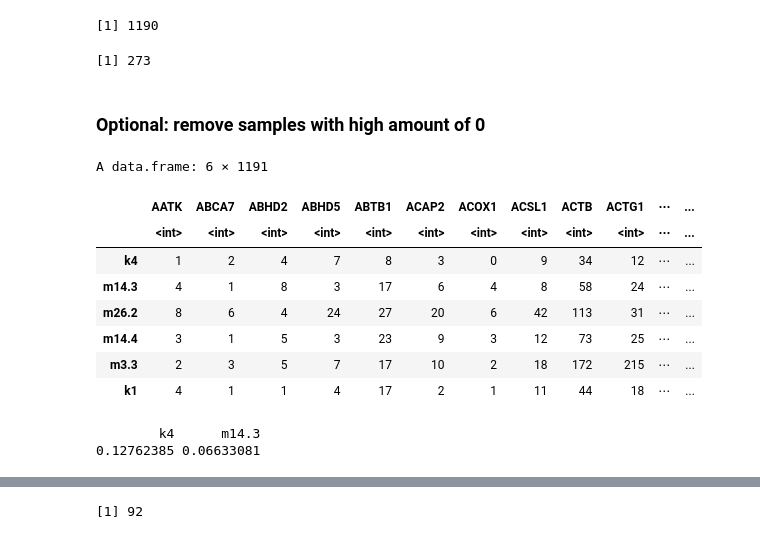
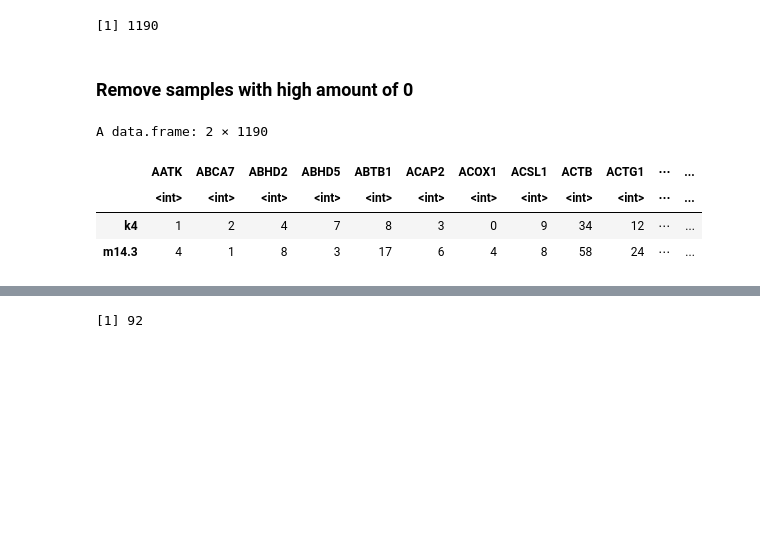
Before and after one commit to heiniglab/stemi_mofa, a Jupyter notebook: G/G5_Data_Prep-MOFA1.ipynb, the cells around one changed output, grey strips where cells are left out. Saved outputs shown, nothing was run; the diff lists cells and outputs as text; code cells hidden in the pictures; blank space fills up the shorter version.

```diff
--- a/G/G5_Data_Prep-MOFA1.ipynb
+++ b/G/G5_Data_Prep-MOFA1.ipynb
@@ -803,7 +637,3 @@ neutrophils = neutrophils[,((colSums(neutrophils == 0))/ nrow(neutrophils)) <= n
 ncol(neutrophils)
 # %% [output]
 [1] 1190
-# %%
-ncol(neutrophils[,highly_expressed_genes])
-# %% [output]
-[1] 273
@@ -812,16 +640,10 @@ ncol(neutrophils[,highly_expressed_genes])
-# %%
-neutrophils$sample_id = rownames(neutrophils)
 # %% [markdown]
-### Optional: remove samples with high amount of 0
+### Remove samples with high amount of 0
 # %%
-head(neutrophils)
+head(neutrophils,2)
 # %% [output]
-A data.frame: 6 × 1191
+A data.frame: 2 × 1190
 |  | AATK | ABCA7 | ABHD2 | ABHD5 | ABTB1 | ACAP2 | ACOX1 | ACSL1 | ACTB | ACTG1 | ⋯ | ... |
 |  | <int> | <int> | <int> | <int> | <int> | <int> | <int> | <int> | <int> | <int> | ⋯ | ... |
 | k4 | 1 | 2 | 4 | 7 | 8 | 3 | 0 | 9 | 34 | 12 | ⋯ | ... |
 | m14.3 | 4 | 1 | 8 | 3 | 17 | 6 | 4 | 8 | 58 | 24 | ⋯ | ... |
-| m26.2 | 8 | 6 | 4 | 24 | 27 | 20 | 6 | 42 | 113 | 31 | ⋯ | ... |
-| m14.4 | 3 | 1 | 5 | 3 | 23 | 9 | 3 | 12 | 73 | 25 | ⋯ | ... |
-| m3.3 | 2 | 3 | 5 | 7 | 17 | 10 | 2 | 18 | 172 | 215 | ⋯ | ... |
-| k1 | 4 | 1 | 1 | 4 | 17 | 2 | 1 | 11 | 44 | 18 | ⋯ | ... |
@@ -828,7 +652,2 @@ A data.frame: 6 × 1191
 # %%
 sample_perc_zero = rowSums(neutrophils==0)/ ncol(neutrophils)
-# %%
-head(sample_perc_zero,2)
-# %% [output]
-        k4      m14.3
-0.12762385 0.06633081
```
Also changed, not shown: parts of 189 cells of this notebook, 8 other files.
